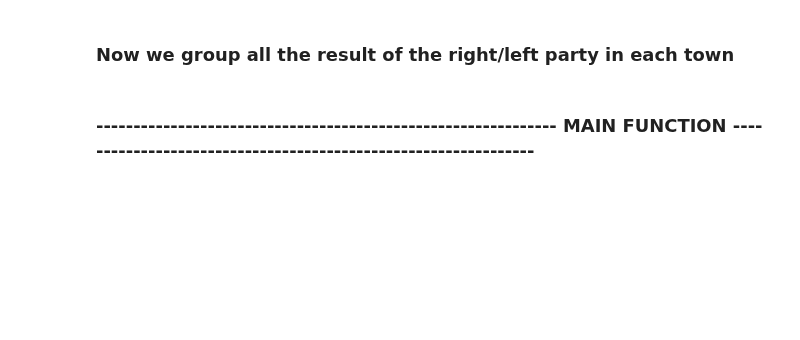
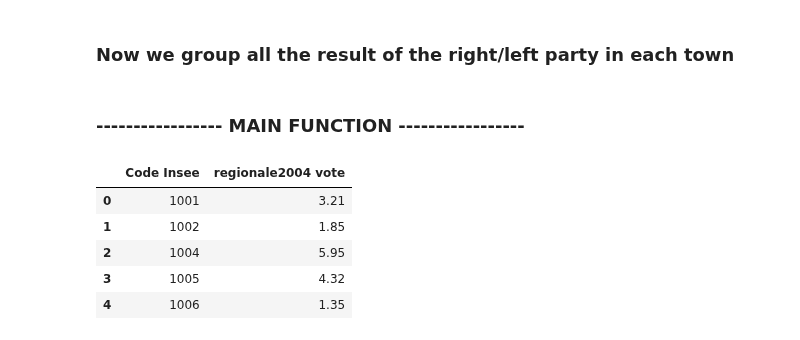
Before and after one commit to du-phan/Electoral-Analysis, a Jupyter notebook: regional_data_cleaning.ipynb, the cells around one changed output. Cells and saved outputs as stored; diff of their text form; code cells hidden in the pictures; blank space fills up the shorter version.

Commit message:
export analyze_data

```diff
--- a/regional_data_cleaning.ipynb
+++ b/regional_data_cleaning.ipynb
@@ -149,7 +144,7 @@ def groupby_town(data, original_data):
     #new_data = pd.merge(new_data,abs_ins, on = 'Code Insee',how='left')
     return new_data
 # %% [markdown]
-### -------------------------------------------------------------- MAIN FUNCTION ---------------------------------------------------------------
+### ----------------- MAIN FUNCTION -----------------
 # %%
 def clean_data(file, export_name):
     data = pd.read_excel(file)
@@ -180,6 +175,10 @@ def clean_data(file, export_name):
     er_party_vote = groupby_town(er_party_vote,data)
     other_party_vote = groupby_town(other_party_vote,data)
 
+    left_party_vote.columns = ['Code Insee', export_name+' vote']
+    right_party_vote.columns = ['Code Insee', export_name+' vote']
+    er_party_vote.columns = ['Code Insee', export_name+' vote']
+
     writer1 = pd.ExcelWriter(export_name+'_right.xlsx')
     left_party_vote.to_excel(writer1,'Sheet1')
     writer1.save()
@@ -194,7 +193,16 @@ def clean_data(file, export_name):
 
     return left_party_vote, right_party_vote, er_party_vote
 # %%
-left,right,er = clean_data('regional2010.xls', 'regionale2010')
+left,right,er = clean_data('regionale2004.xls', 'regionale2004')
+# %%
+left.head()
+# %% [output]
+|  | Code Insee | regionale2004 vote |
+| 0 | 1001 | 3.21 |
+| 1 | 1002 | 1.85 |
+| 2 | 1004 | 5.95 |
+| 3 | 1005 | 4.32 |
+| 4 | 1006 | 1.35 |
 # %%
 import cProfile
 
```
Also changed, not shown: parts of 3 cells of this notebook, 1 other file.
